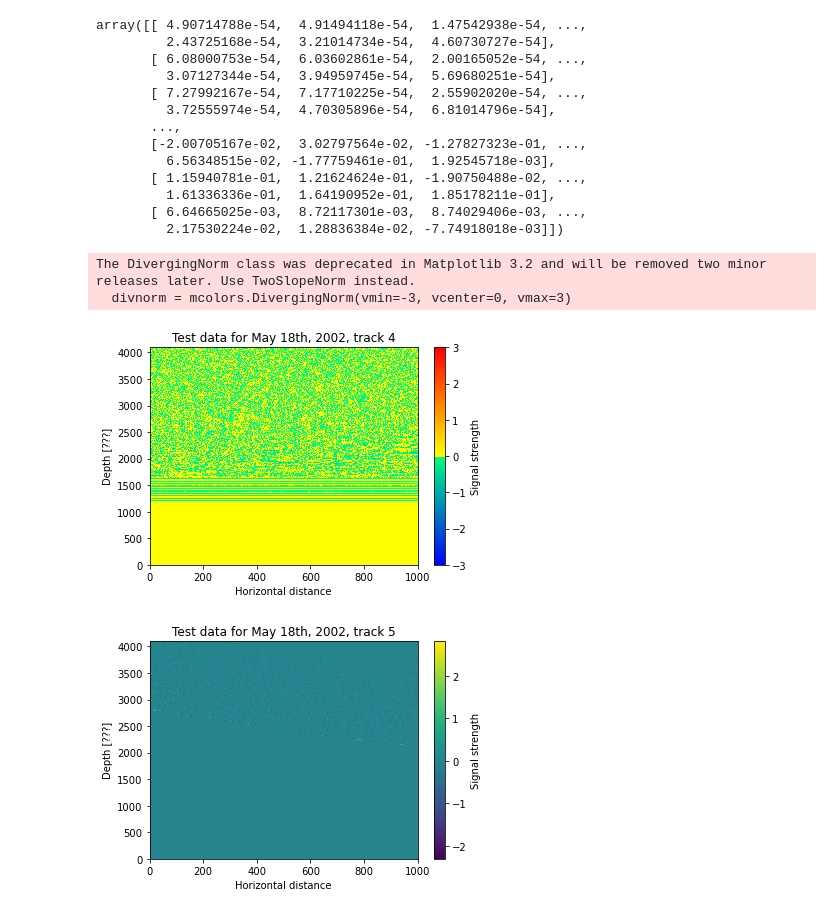
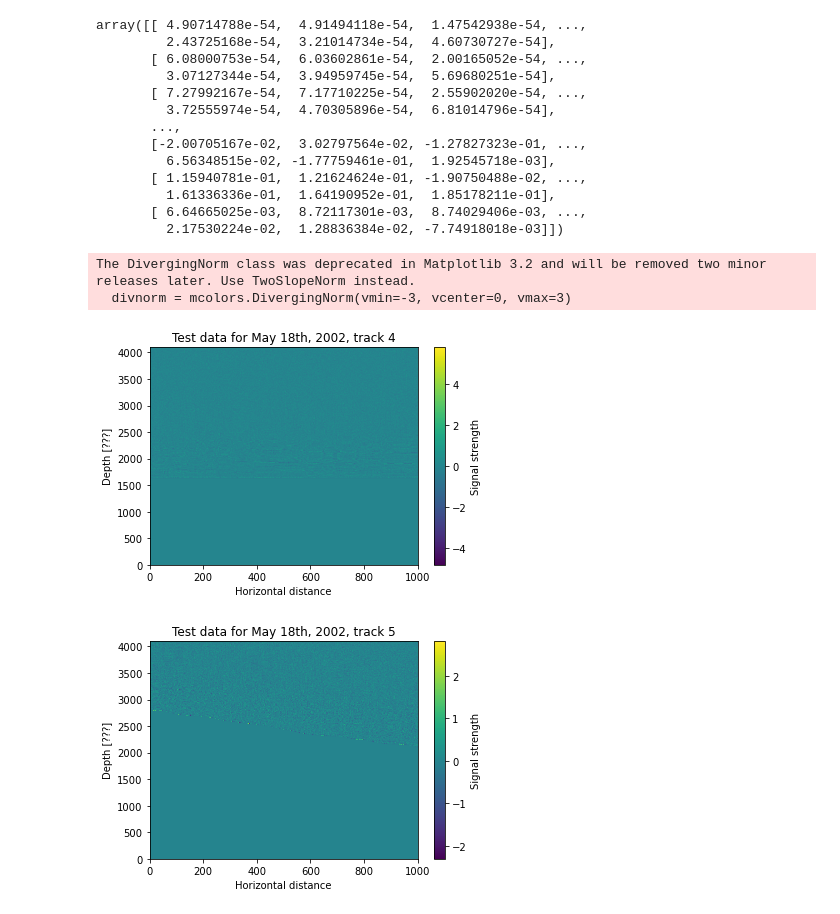
Before and after one commit to jullienn/changing_Greenland_iceslabs, a Jupyter notebook: logbook_investigation_year.ipynb, the cells around one changed output. Saved outputs shown, nothing was run; the diff lists cells and outputs as text; code cells hidden in the pictures.

```diff
--- a/logbook_investigation_year.ipynb
+++ b/logbook_investigation_year.ipynb
@@ -479,32 +538,32 @@ array([[ 4.90714788e-54,  4.91494118e-54,  1.47542938e-54, ...,
 # %%
 # --------------------- Build one colormap combining two -------------------- #
 colors1 = pyplot.cm.winter(np.linspace(0., 1, 128))
 colors2 = pyplot.cm.autumn_r(np.linspace(0, 1, 128))
 # combine them and build a new colormap
 colors = np.vstack((colors1, colors2))
 mymap = mcolors.LinearSegmentedColormap.from_list('my_colormap', colors)
 # --------------------- Build one colormap combining two -------------------- #
 divnorm = mcolors.DivergingNorm(vmin=-3, vcenter=0, vmax=3)
 
 #Plot filtfin for trace 4
 pyplot.figure()
 #Change the size of the figure
 #pyplot.rcParams["figure.figsize"]=20,20
-color_map=pyplot.pcolor(may18_02_4_filtfin,cmap=mymap,norm=divnorm)
+color_map=pyplot.pcolor(may18_02_4_filtfin)#,cmap=mymap,norm=divnorm)
 pyplot.ylabel('Depth [???]')
 #pyplot.xticks(ticks=pd.Series(np.arange(0,len(lat_series),1)),labels=lat_series)
 pyplot.xlabel('Horizontal distance')
 #pyplot.ylim(0, 100)
 #pyplot.yticks(ticks=pd.Series(np.arange(0,len(height_series),1)),labels=height_series)
 pyplot.title('Test data for May 18th, 2002, track 4')
 cbar=pyplot.colorbar()
 cbar.set_label('Signal strength')
 pyplot.show()
 # ---------
 # %% [output]
 The DivergingNorm class was deprecated in Matplotlib 3.2 and will be removed two minor releases later. Use TwoSlopeNorm instead.
   divnorm = mcolors.DivergingNorm(vmin=-3, vcenter=0, vmax=3)
-[figure, old version]
+[figure, new version]
 # %%
 #Let's do a test with the variable 'filtfin', which is the only one who is a matrix
 may18_02_5_filtfin=may18_02_5['filtfin']
```
Also changed, not shown: parts of 22 cells of this notebook, 1 other file.
